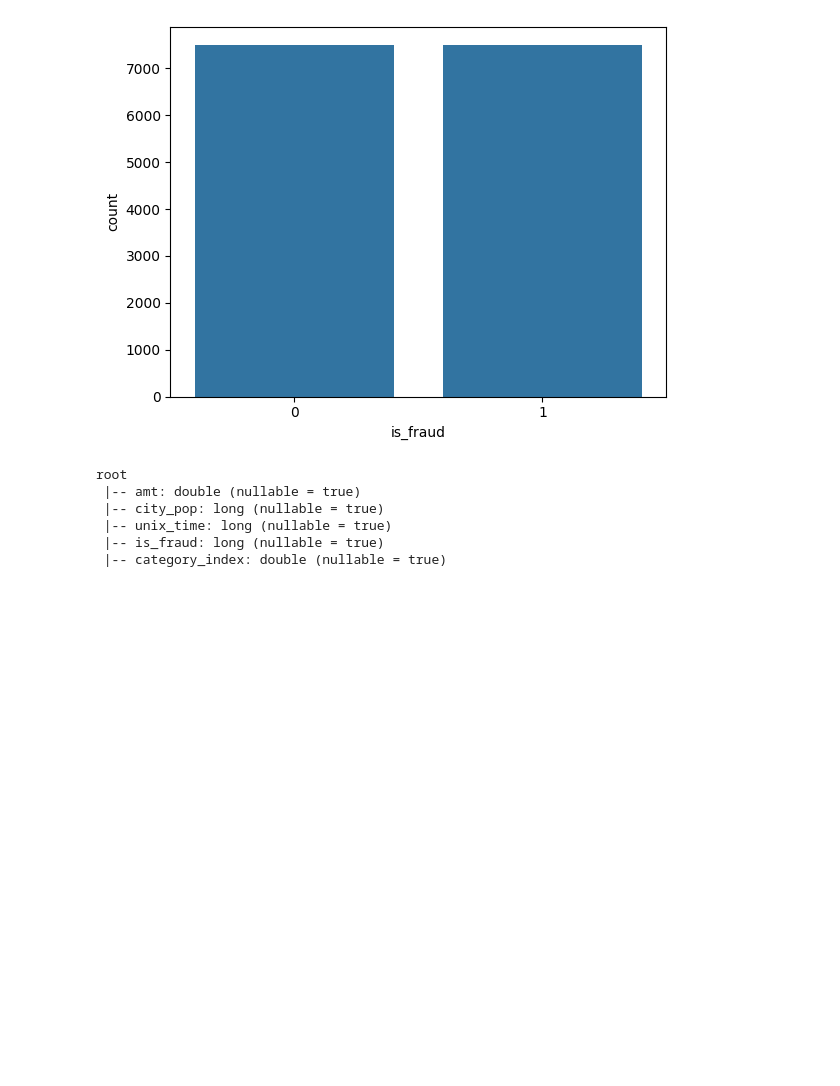
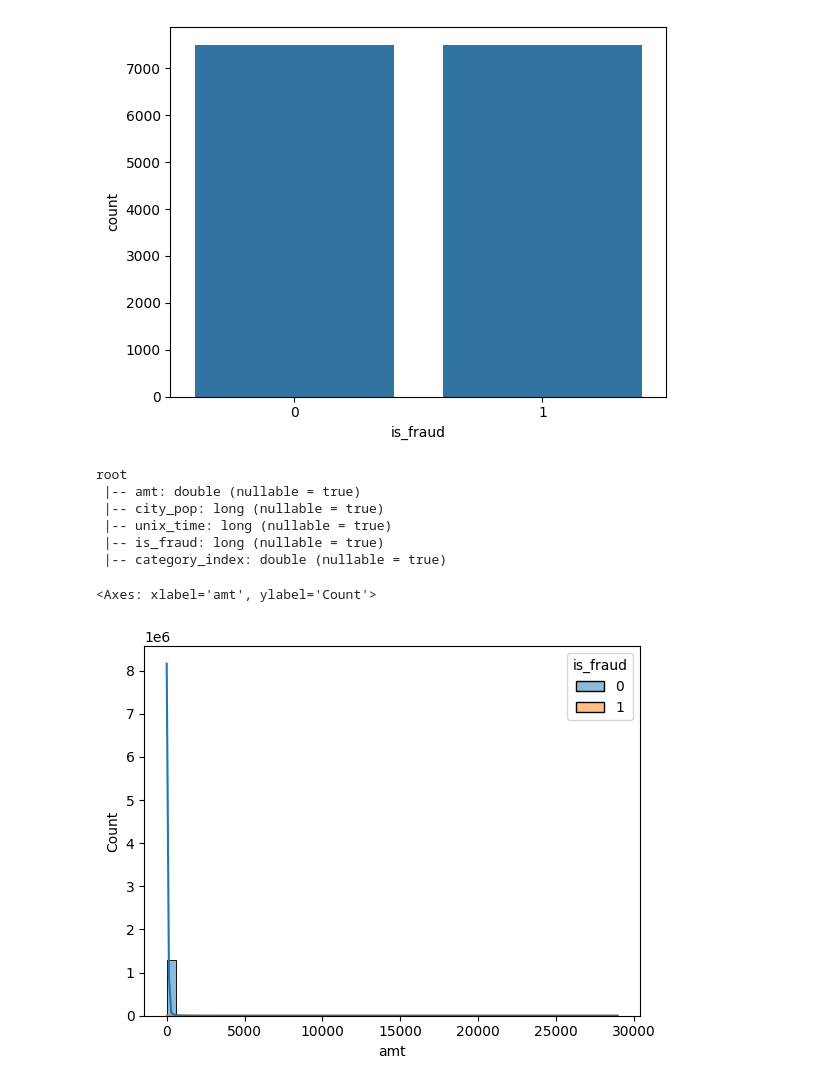
Before and after one commit to bjduva456/cs354-fraud-checker, a Jupyter notebook: data_cleaning.ipynb, the cells around one changed output. Cells and saved outputs as stored; diff of their text form; code cells hidden in the pictures; blank space fills up the shorter version.

Commit message:
added new histplots of transaction amounts

```diff
--- a/data_cleaning.ipynb
+++ b/data_cleaning.ipynb
@@ -199,0 +200,5 @@ df_final.write.parquet('prepped_data.parquet')
+# %%
+sns.histplot(data=df_pand, x="amt", hue="is_fraud", bins=50, kde=True)
+# %% [output]
+<Axes: xlabel='amt', ylabel='Count'>
+[figure, added]
```
Also changed, not shown: parts of 3 cells of this notebook, 9 other files.
